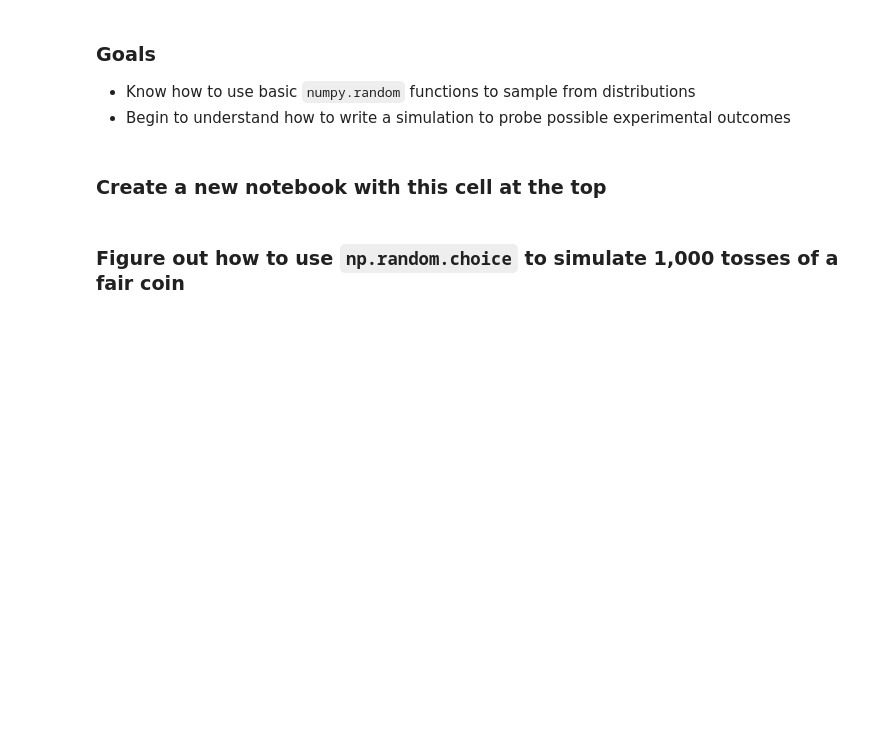
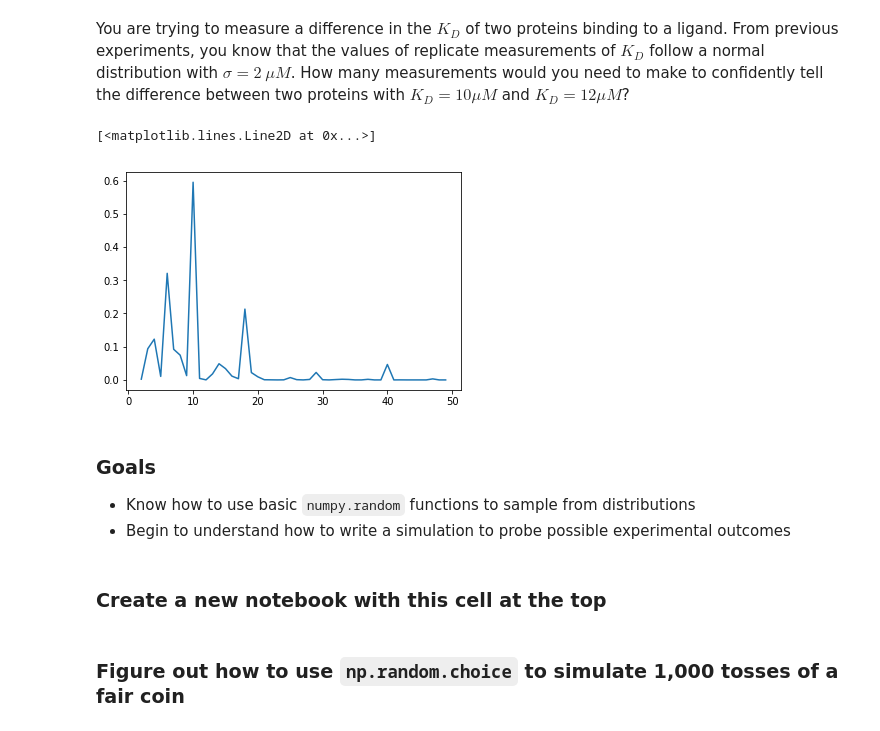
Before and after one commit to harmsm/pythonic-science, a Jupyter notebook: chapters/01_simulation/00_random-sampling.ipynb, the cells around one changed output. Saved outputs shown, nothing was run; the diff lists cells and outputs as text; code cells hidden in the pictures; blank space fills up the shorter version.

Commit message:
updated random sampling lectures

```diff
--- a/chapters/01_simulation/00_random-sampling.ipynb
+++ b/chapters/01_simulation/00_random-sampling.ipynb
@@ -1,3 +1,23 @@
+# %% [markdown]
+You are trying to measure a difference in the $K_{D}$ of two proteins binding to a ligand.  From previous experiments, you know that the values of replicate measurements of $K_{D}$ follow a normal distribution with $\sigma = 2\ \mu M$.  How many measurements would you need to make to confidently tell the difference between two proteins with $K_{D} = 10 \mu M$ and $K_{D} = 12 \mu M$?
+# %%
+%matplotlib inline
+from matplotlib import pyplot as plt
+import numpy as np
+from scipy import stats
+
+replicates = range(2,50)
+p_values = []
+for i in replicates:
+    measure_one = np.random.normal(10,2,i)
+    measure_two = np.random.normal(12,2,i)
+
+    p_values.append(stats.ttest_ind(measure_one,measure_two)[1])
+
+plt.plot(replicates,p_values)
+# %% [output]
+[<matplotlib.lines.Line2D at 0x...>]
+[figure, added]
 # %% [markdown]
 
 ### Goals
```
Also changed, not shown: parts of 10 cells of this notebook, 1 other file.
